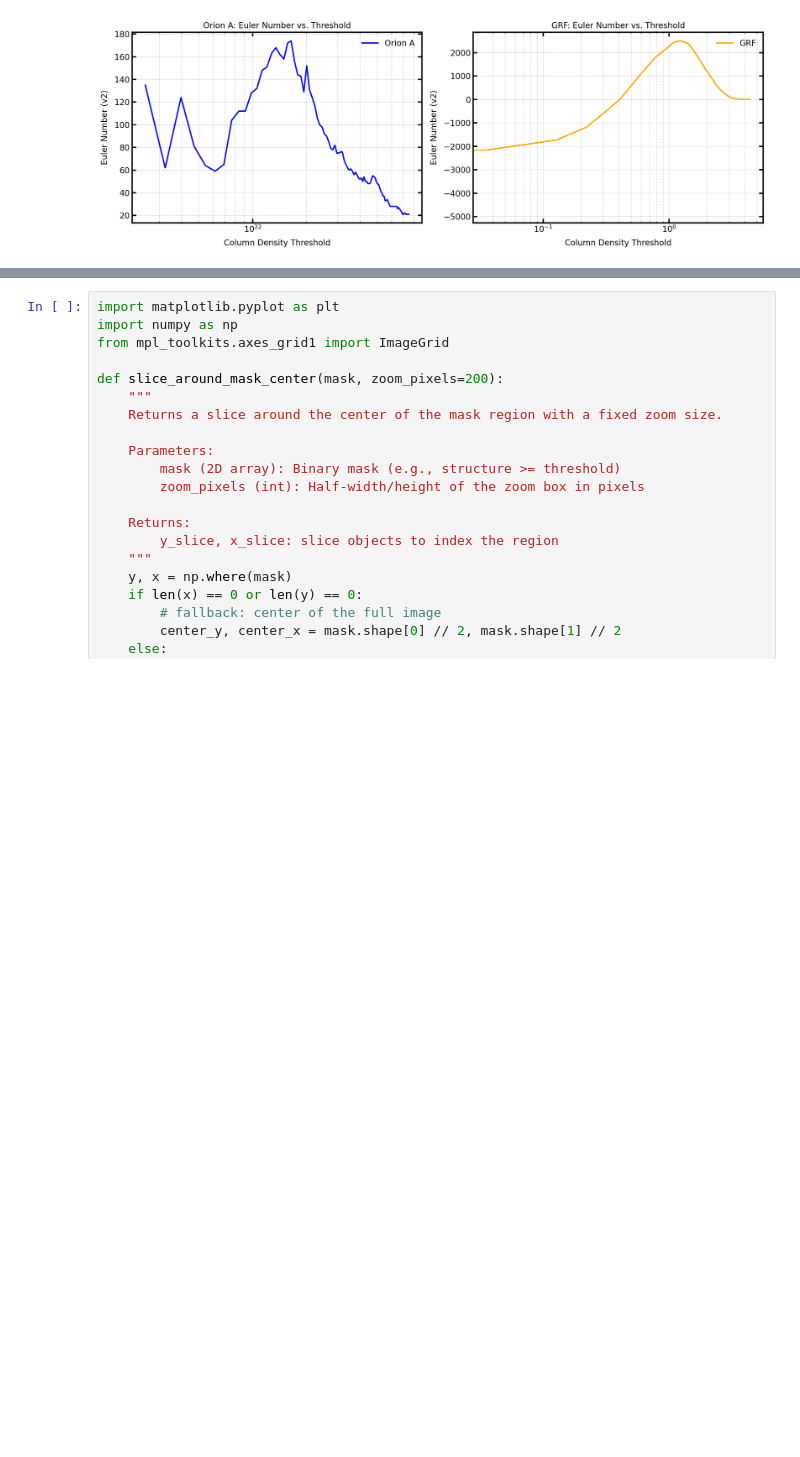
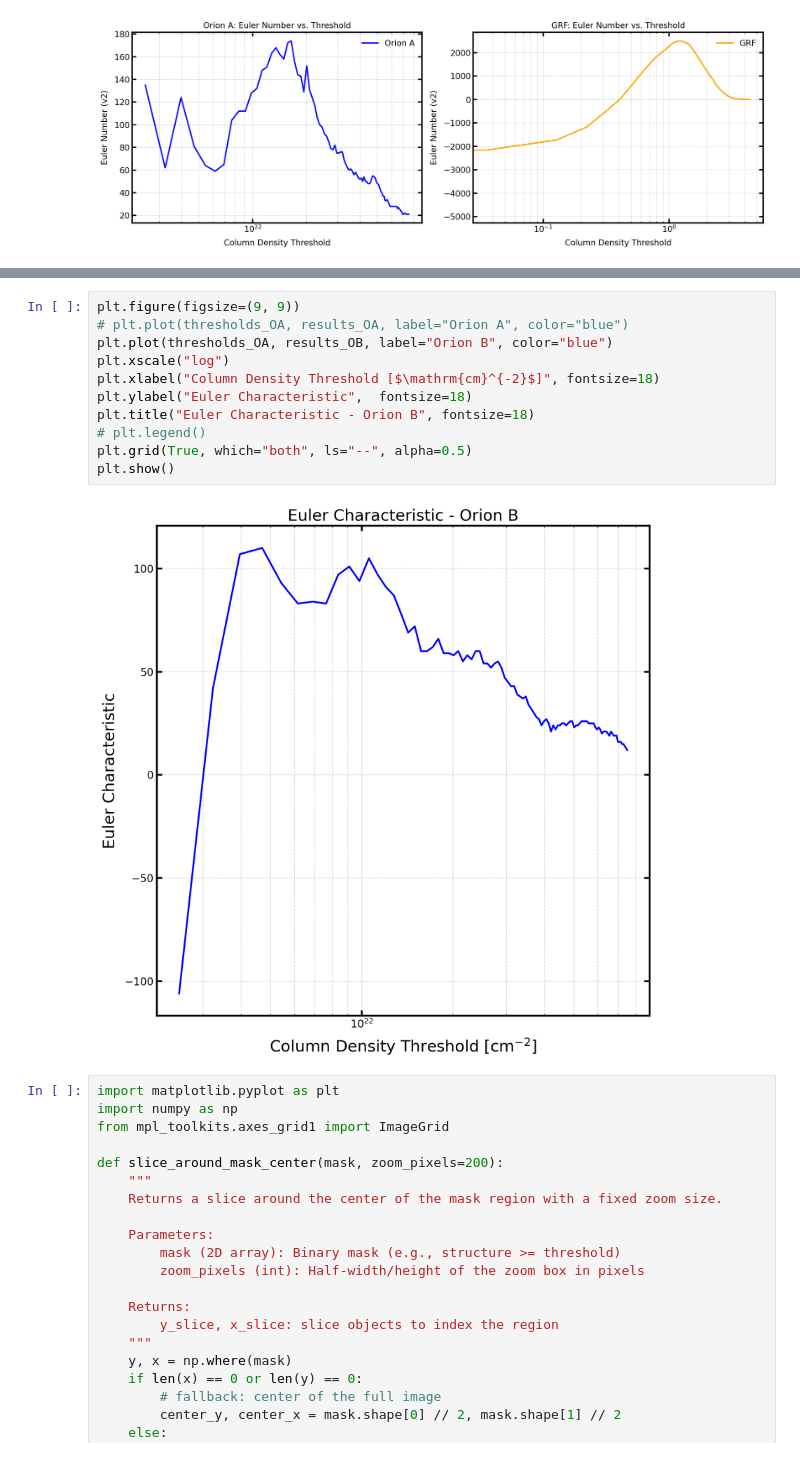
Before and after one commit to SimoneSped/fractal_OMC, a Jupyter notebook: Genus.ipynb, the cells around one changed output, grey strips where cells are left out. Drawn from its saved outputs; the diff is of its cells as text; blank space fills up the shorter version.

```diff
--- a/Genus.ipynb
+++ b/Genus.ipynb
@@ -220,3 +222,16 @@ plot_euler_and_structures(N_H2_OA, thresholds_OA, results_OA, "Orion A", example
+# %%
+plt.figure(figsize=(9, 9))
+# plt.plot(thresholds_OA, results_OA, label="Orion A", color="blue")
+plt.plot(thresholds_OA, results_OB, label="Orion B", color="blue")
+plt.xscale("log")
+plt.xlabel("Column Density Threshold [$\mathrm{cm}^{-2}$]", fontsize=18)
+plt.ylabel("Euler Characteristic",  fontsize=18)
+plt.title("Euler Characteristic - Orion B", fontsize=18)
+# plt.legend()
+plt.grid(True, which="both", ls="--", alpha=0.5)
+plt.show()
+# %% [output]
+[figure, added]
 # %%
 import matplotlib.pyplot as plt
 import numpy as np
```
Also changed, not shown: parts of 2 cells of this notebook, 5 other files.
